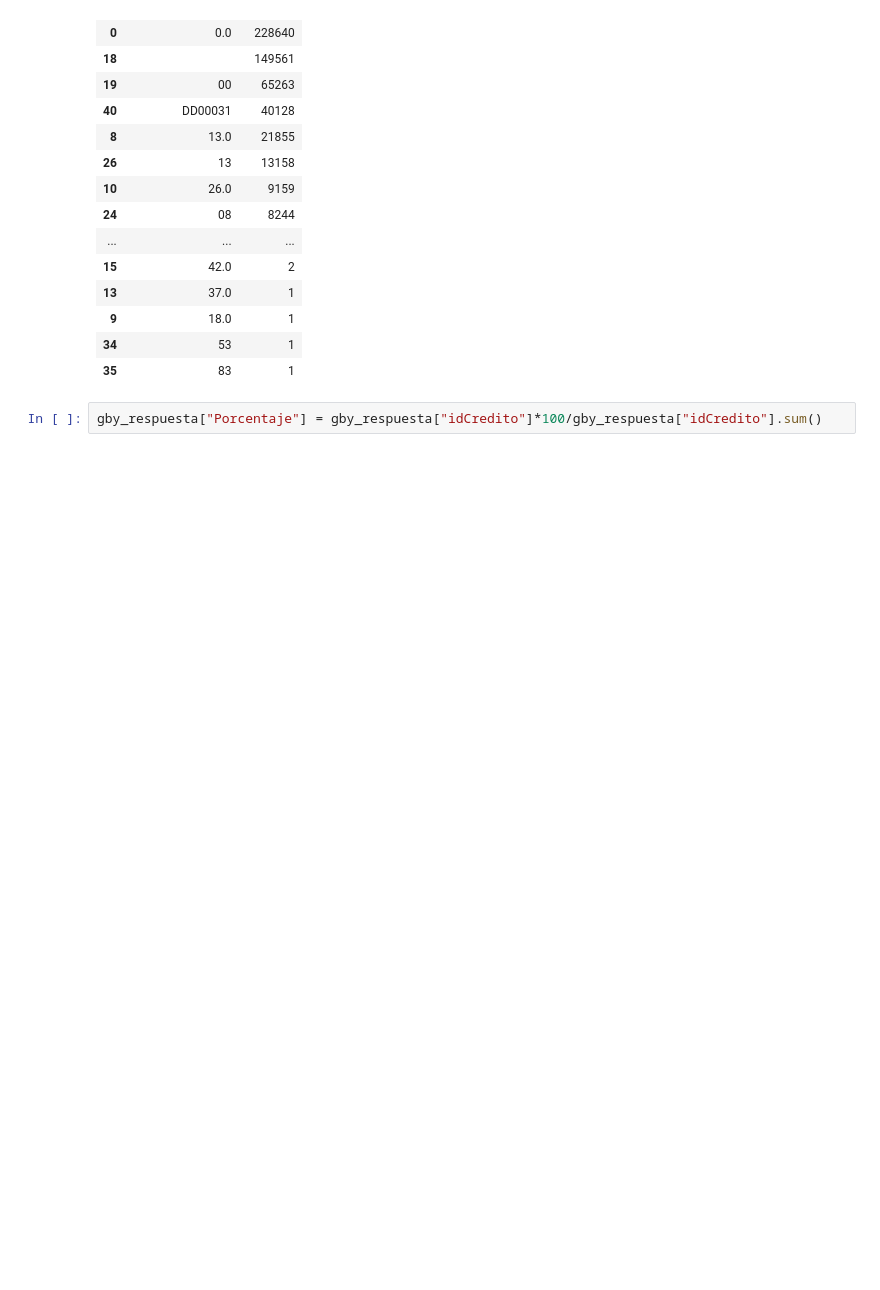
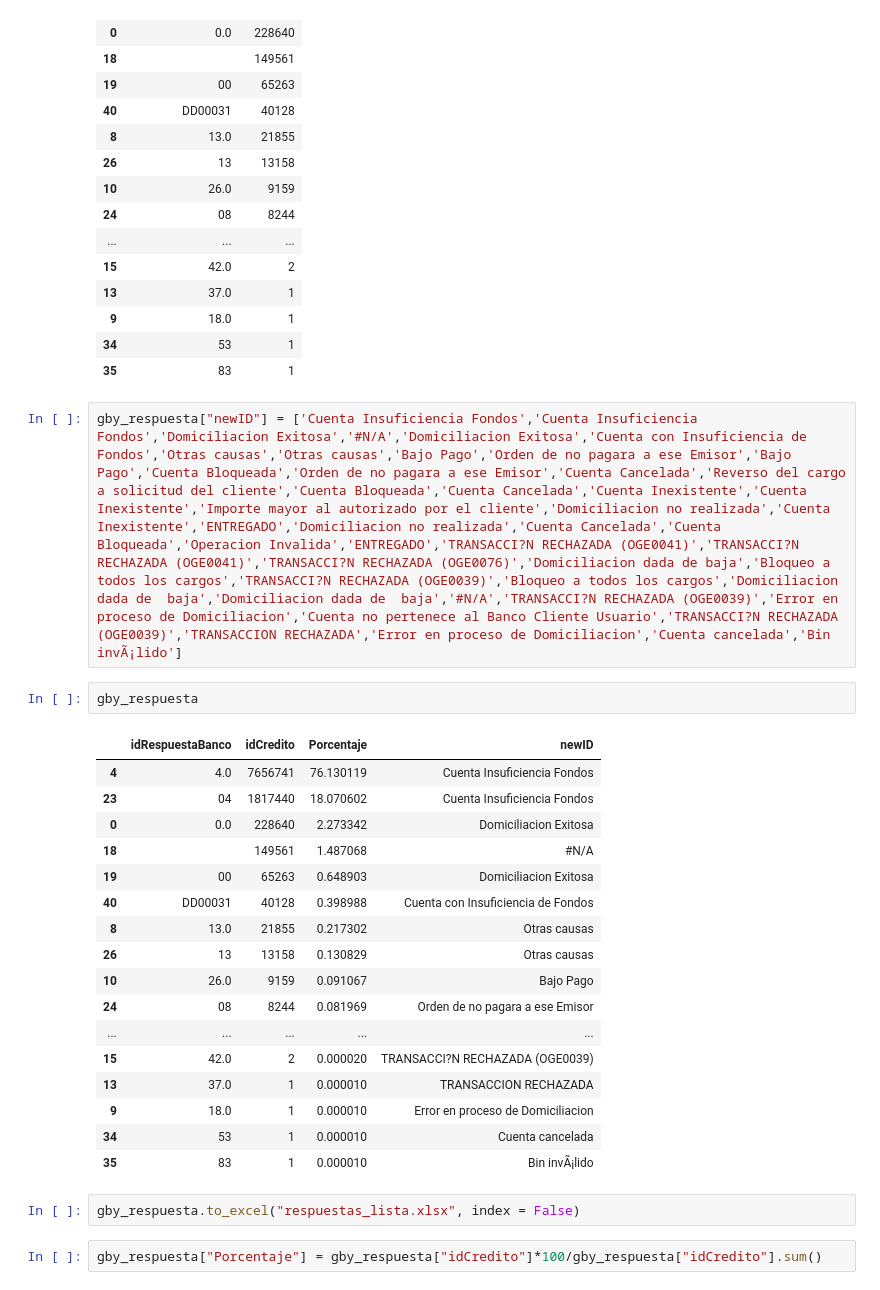
Before and after one commit to SAElizondoR/datanautas, a Jupyter notebook: Exploracion.ipynb, the cells around one changed output. Cells and saved outputs as stored; diff of their text form; blank space fills up the shorter version.

```diff
--- a/Exploracion.ipynb
+++ b/Exploracion.ipynb
@@ -91,6 +95,30 @@ gby_respuesta
 | 9 | 18.0 | 1 |
 | 34 | 53 | 1 |
 | 35 | 83 | 1 |
+# %%
+gby_respuesta["newID"] = ['Cuenta Insuficiencia Fondos','Cuenta Insuficiencia Fondos','Domiciliacion Exitosa','#N/A','Domiciliacion Exitosa','Cuenta con Insuficiencia de Fondos','Otras causas','Otras causas','Bajo Pago','Orden de no pagara a ese Emisor','Bajo Pago','Cuenta Bloqueada','Orden de no pagara a ese Emisor','Cuenta Cancelada','Reverso del cargo a solicitud del cliente','Cuenta Bloqueada','Cuenta Cancelada','Cuenta Inexistente','Cuenta Inexistente','Importe mayor al autorizado por el cliente','Domiciliacion no realizada','Cuenta Inexistente','ENTREGADO','Domiciliacion no realizada','Cuenta Cancelada','Cuenta Bloqueada','Operacion Invalida','ENTREGADO','TRANSACCI?N RECHAZADA (OGE0041)','TRANSACCI?N RECHAZADA (OGE0041)','TRANSACCI?N RECHAZADA (OGE0076)','Domiciliacion dada de baja','Bloqueo a todos los cargos','TRANSACCI?N RECHAZADA (OGE0039)','Bloqueo a todos los cargos','Domiciliacion dada de  baja','Domiciliacion dada de  baja','#N/A','TRANSACCI?N RECHAZADA (OGE0039)','Error en proceso de Domiciliacion','Cuenta no pertenece al Banco Cliente Usuario','TRANSACCI?N RECHAZADA (OGE0039)','TRANSACCION RECHAZADA','Error en proceso de Domiciliacion','Cuenta cancelada','Bin invÃ¡lido']
+# %%
+gby_respuesta
+# %% [output]
+|  | idRespuestaBanco | idCredito | Porcentaje | newID |
+| 4 | 4.0 | 7656741 | 76.130119 | Cuenta Insuficiencia Fondos |
+| 23 | 04 | 1817440 | 18.070602 | Cuenta Insuficiencia Fondos |
+| 0 | 0.0 | 228640 | 2.273342 | Domiciliacion Exitosa |
+| 18 |  | 149561 | 1.487068 | #N/A |
+| 19 | 00 | 65263 | 0.648903 | Domiciliacion Exitosa |
+| 40 | DD00031 | 40128 | 0.398988 | Cuenta con Insuficiencia de Fondos |
+| 8 | 13.0 | 21855 | 0.217302 | Otras causas |
+| 26 | 13 | 13158 | 0.130829 | Otras causas |
+| 10 | 26.0 | 9159 | 0.091067 | Bajo Pago |
+| 24 | 08 | 8244 | 0.081969 | Orden de no pagara a ese Emisor |
+| ... | ... | ... | ... | ... |
+| 15 | 42.0 | 2 | 0.000020 | TRANSACCI?N RECHAZADA (OGE0039) |
+| 13 | 37.0 | 1 | 0.000010 | TRANSACCION RECHAZADA |
+| 9 | 18.0 | 1 | 0.000010 | Error en proceso de Domiciliacion |
+| 34 | 53 | 1 | 0.000010 | Cuenta cancelada |
+| 35 | 83 | 1 | 0.000010 | Bin invÃ¡lido |
+# %%
+gby_respuesta.to_excel("respuestas_lista.xlsx", index = False)
 # %%
 gby_respuesta["Porcentaje"] = gby_respuesta["idCredito"]*100/gby_respuesta["idCredito"].sum()
 # %%
```
Also changed, not shown: parts of 1 cell of this notebook.
